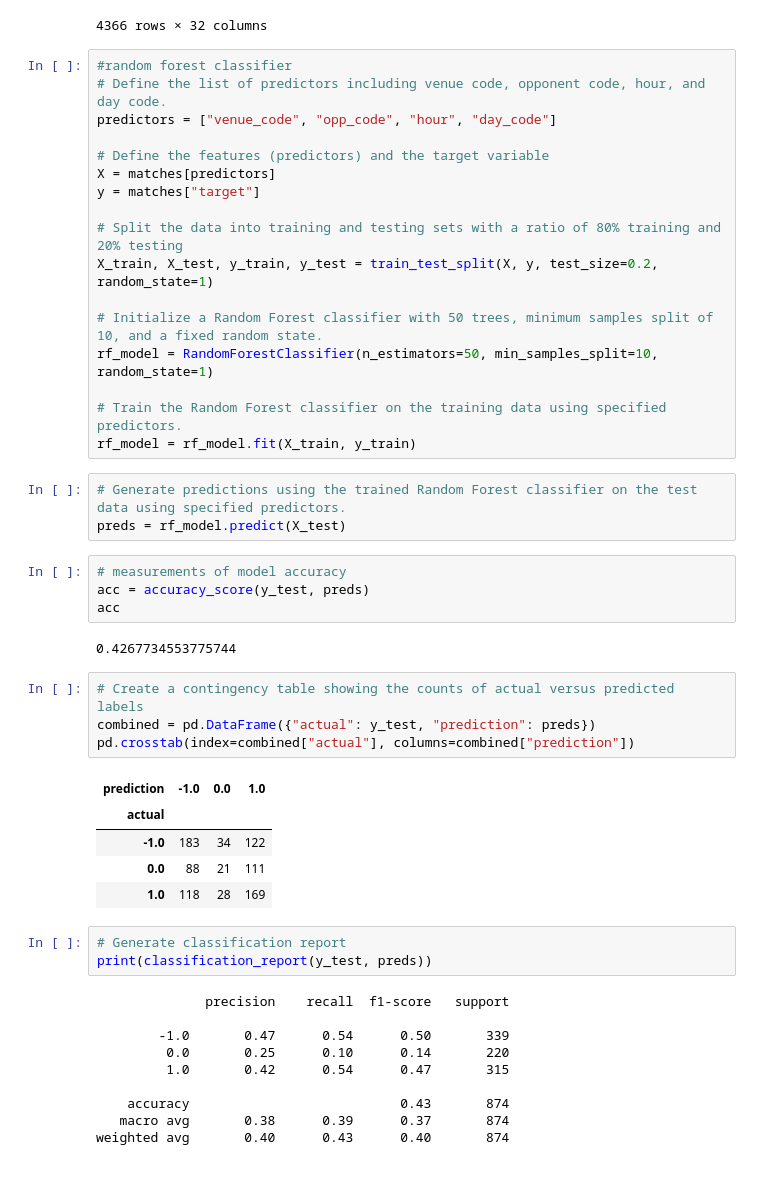
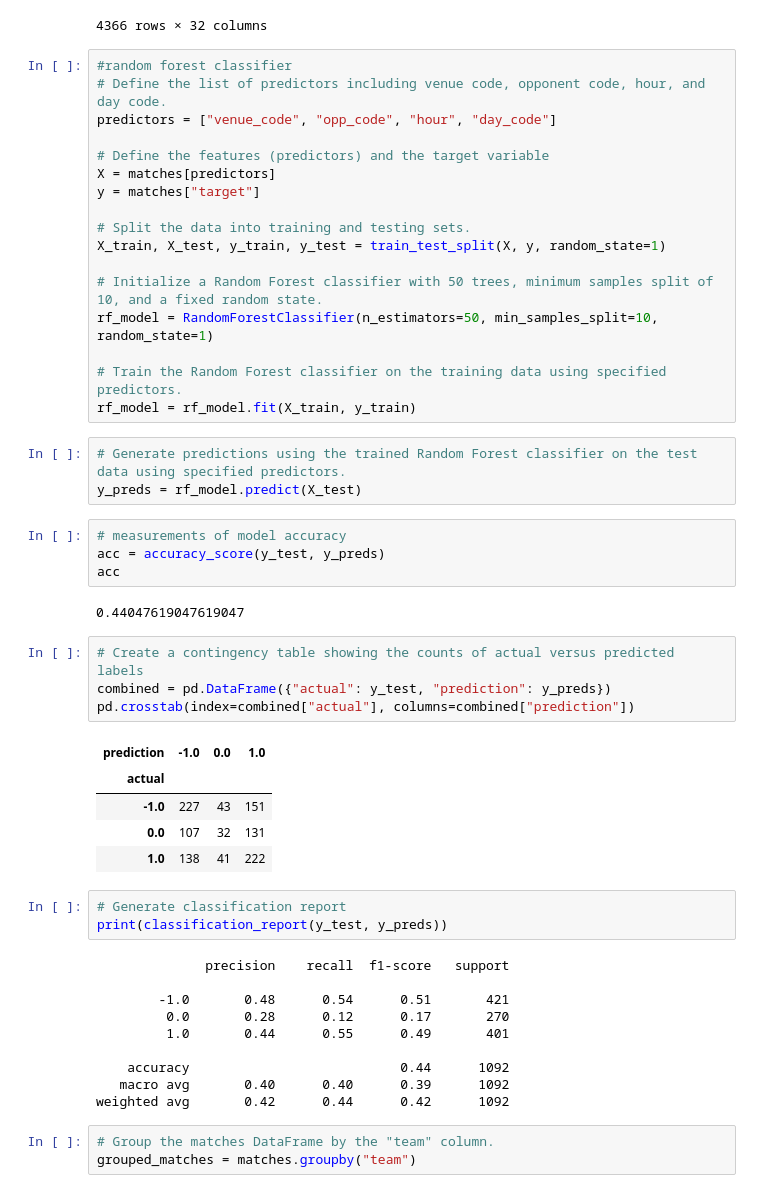
Before and after one commit to cschneggenburger/group-2-project-2, a Jupyter notebook: epl_2/model_2.ipynb, the cells around one changed output. Cells and saved outputs as stored; diff of their text form.

```diff
--- a/epl_2/model_2.ipynb
+++ b/epl_2/model_2.ipynb
@@ -188,8 +189,8 @@ predictors = ["venue_code", "opp_code", "hour", "day_code"]
 X = matches[predictors]
 y = matches["target"]
 
-# Split the data into training and testing sets with a ratio of 80% training and 20% testing
-X_train, X_test, y_train, y_test = train_test_split(X, y, test_size=0.2, random_state=1)
+# Split the data into training and testing sets.
+X_train, X_test, y_train, y_test = train_test_split(X, y, random_state=1)
 
 # Initialize a Random Forest classifier with 50 trees, minimum samples split of 10, and a fixed random state.
 rf_model = RandomForestClassifier(n_estimators=50, min_samples_split=10, random_state=1)
@@ -198,33 +199,36 @@ rf_model = RandomForestClassifier(n_estimators=50, min_samples_split=10, random_
 rf_model = rf_model.fit(X_train, y_train)
 # %%
 # Generate predictions using the trained Random Forest classifier on the test data using specified predictors.
-preds = rf_model.predict(X_test)
+y_preds = rf_model.predict(X_test)
 # %%
 # measurements of model accuracy
-acc = accuracy_score(y_test, preds)
+acc = accuracy_score(y_test, y_preds)
 acc
 # %% [output]
-0.4267734553775744
+0.44047619047619047
 # %%
 # Create a contingency table showing the counts of actual versus predicted labels
-combined = pd.DataFrame({"actual": y_test, "prediction": preds})
+combined = pd.DataFrame({"actual": y_test, "prediction": y_preds})
 pd.crosstab(index=combined["actual"], columns=combined["prediction"])
 # %% [output]
 | prediction | -1.0 | 0.0 | 1.0 |
 | actual |  |  |  |
-| -1.0 | 183 | 34 | 122 |
-| 0.0 | 88 | 21 | 111 |
-| 1.0 | 118 | 28 | 169 |
+| -1.0 | 227 | 43 | 151 |
+| 0.0 | 107 | 32 | 131 |
+| 1.0 | 138 | 41 | 222 |
 # %%
 # Generate classification report
-print(classification_report(y_test, preds))
+print(classification_report(y_test, y_preds))
 # %% [output]
               precision    recall  f1-score   support
 
-        -1.0       0.47      0.54      0.50       339
-         0.0       0.25      0.10      0.14       220
-         1.0       0.42      0.54      0.47       315
+        -1.0       0.48      0.54      0.51       421
+         0.0       0.28      0.12      0.17       270
+         1.0       0.44      0.55      0.49       401
 
-    accuracy                           0.43       874
-   macro avg       0.38      0.39      0.37       874
-weighted avg       0.40      0.43      0.40       874
+    accuracy                           0.44      1092
+   macro avg       0.40      0.40      0.39      1092
+weighted avg       0.42      0.44      0.42      1092
+# %%
+# Group the matches DataFrame by the "team" column.
+grouped_matches = matches.groupby("team")
```
Also changed, not shown: parts of 15 cells of this notebook.
